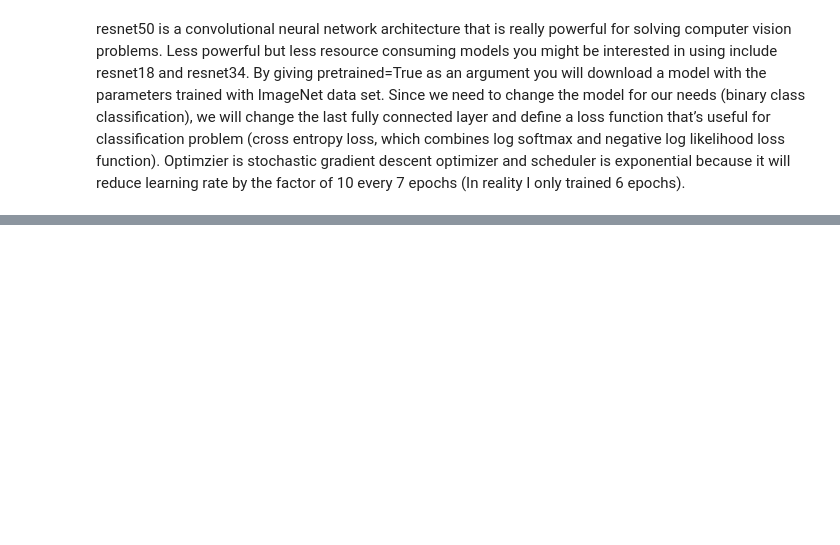
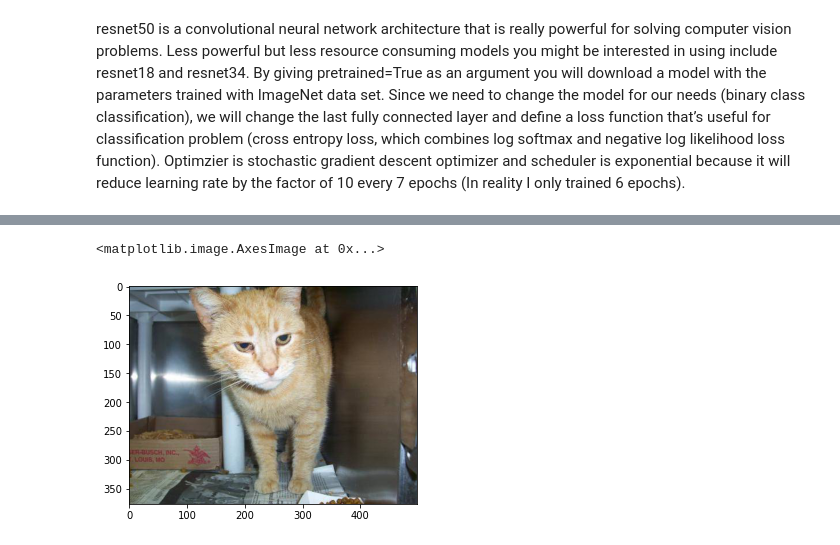
Before and after one commit to R-aryan/Image_Classification_VGG16, a Jupyter notebook: Cat_vs_Dog_pytorch_tl.ipynb, the cells around one changed output, grey strips where cells are left out. Cells and saved outputs as stored; diff of their text form; code cells hidden in the pictures; blank space fills up the shorter version.

```diff
--- a/Cat_vs_Dog_pytorch_tl.ipynb
+++ b/Cat_vs_Dog_pytorch_tl.ipynb
@@ -342,3 +324,9 @@ def apply_test_transforms(inp):
     out = transforms.functional.to_tensor(out)
     out = transforms.functional.normalize(out, [0.485, 0.456, 0.406], [0.229, 0.224, 0.225])
     return out
+# %%
+im = Image.open(f'{test_data_dir}/{test_data_files[0]}')
+plt.imshow(im)
+# %% [output]
+<matplotlib.image.AxesImage at 0x...>
+[figure, added]
```
Also changed, not shown: parts of 4 cells of this notebook.
